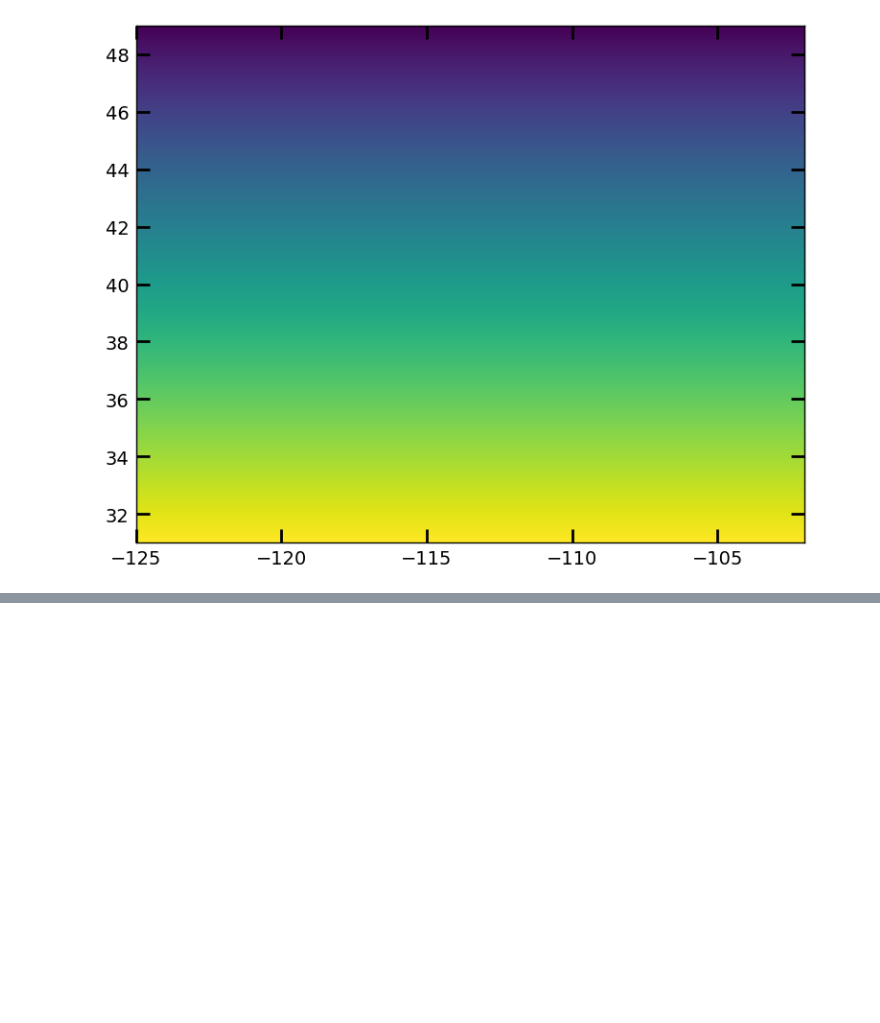
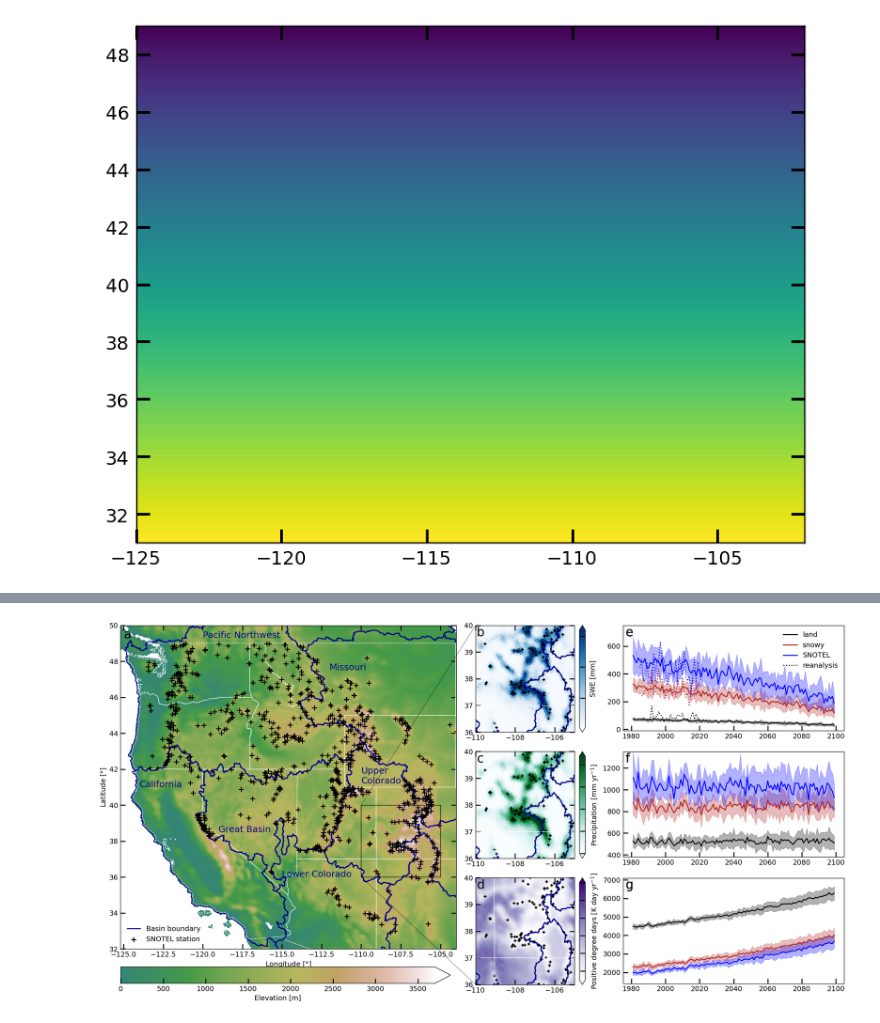
Before and after one commit to mariannecowherd/resilient-snowpack-estimation, a Jupyter notebook: code/fig1_fos-map.ipynb, the cells around one changed output, grey strips where cells are left out. Cells and saved outputs as stored; diff of their text form; code cells hidden in the pictures; blank space fills up the shorter version.

```diff
--- a/code/fig1_fos-map.ipynb
+++ b/code/fig1_fos-map.ipynb
@@ -136,21 +134,10 @@ plotranges =  {'swe': [-10, 750],
 basincolor = 'darkblue'
 sncolor='k'
 cmap = mpl.cm.gist_earth
-#cmap = ccm.oleron
-#cmap = ccm.bamako
-#cmap = mpl.cm.Greys
-#new_cmap = cmap(np.arange(cmap.N))
+
 new_cmap = cmap(np.arange(80,cmap.N))
-#vmin = 10
-#vmax = 3000
-#thresh = 0
 
-#thresh_idx = int((thresh - vmin) / (vmax - vmin) * cmap.N)
-#new_cmap[:thresh_idx, :] = 1.0  # RGB values for white
 new_cmap = colors.ListedColormap(new_cmap)
-'''
-end colors
-'''
 
 basinlabels = [[-120,49.3,'Pacific Northwest'],
                 [-110,41.2,'Upper\nColorado'],
@@ -221,30 +208,33 @@ for key, info in data.items():
         elif category == 'snotel': catlabel = 'SNOTEL'
         time_series = ts[category][tskey]
         mean = np.mean(time_series, axis=0)[1:-1]
         std = np.std(time_series, axis=0)[1:-1]
         axs_small[j].fill_between(years, mean - std, mean + std, color=color, alpha=0.3)
         axs_small[j].plot(years,mean, color=color, label=catlabel)
         axs_small[j].yaxis.tick_left()
         axs_small[j].yaxis.set_label_position('left')
         axs_small[j].xaxis.set_ticks_position('bottom')
         if LETTERLABELS: label_axis(axs_small[j], chr(ord('`') + j + 5))
 
     if key == 'swe':
         axs_small[j].plot(ucladf.index, ucladf.ts_snowy * 1000, linestyle = ':', color = catcolors[1])
         axs_small[j].plot(ucladf.index, ucladf.ts_land * 1000, linestyle = ':', color = catcolors[0], label = 'reanalysis')
         axs_small[j].plot(ucla_years, ucla_snotel_m_ts, linestyle = ':', color = catcolors[2])
 
     axs_small[j].set_ylim((plotranges[key][0], plotranges[key][1]))
     # axs_small[j].set_ylabel(label)
     axs_small[0].legend(frameon = False, ncol =1)
     j+=1
 
 
 ax_large.set_xlabel(r'Longitude [$\degree$]')
 ax_large.set_ylabel(r'Latitude [$\degree$]')
 
 ax_large.set_xlim((-125.2,-104))
 ax_large.set_ylim((32,50))
 ax_large.legend(loc = 'lower left')
 
+plt.savefig(f'{basedir}figures/fig1.png')
 plt.show()
+# %% [output]
+[figure, added]
```
Also changed, not shown: parts of 1 cell of this notebook, 4 other files.
